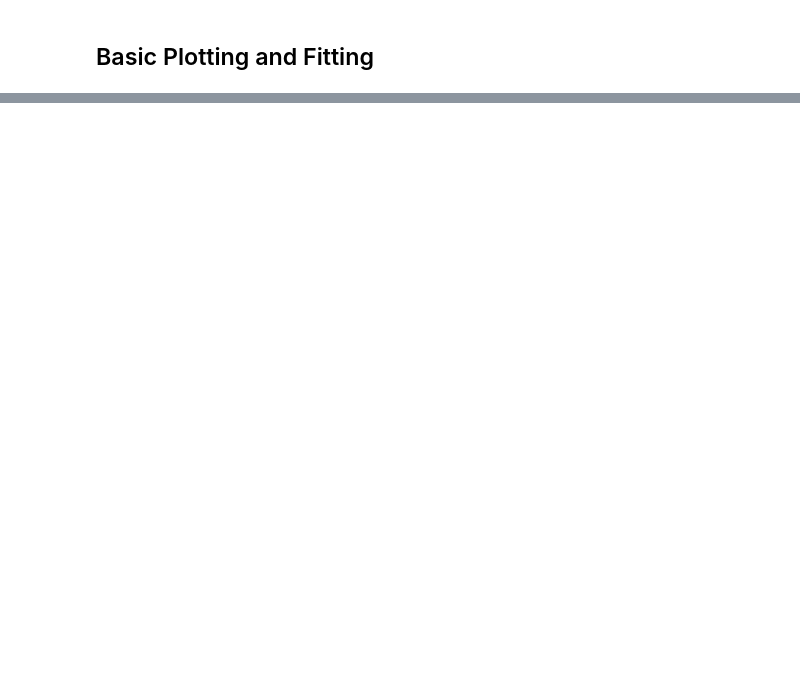
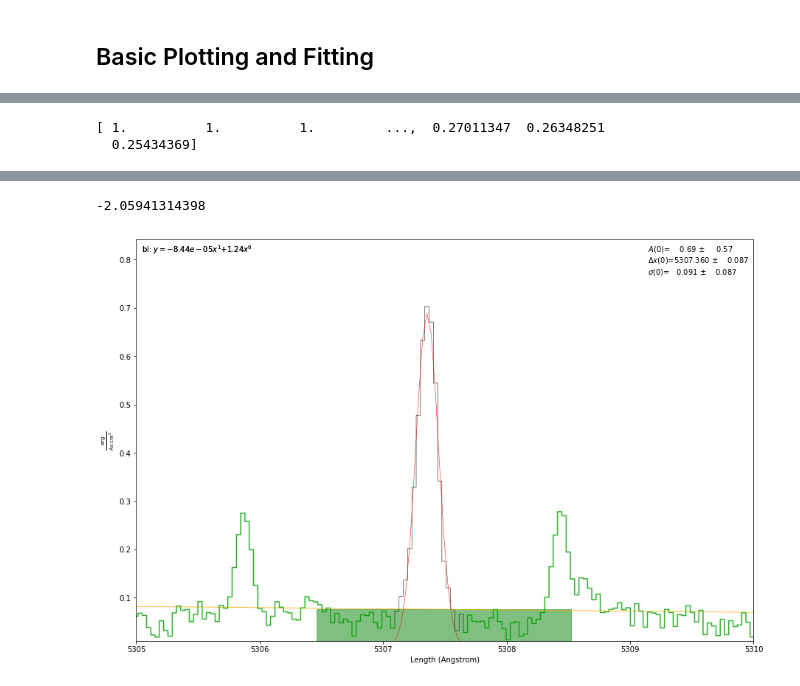
Before and after one commit to jkcarlberg/redgiant_planethosts, a Jupyter notebook: pyspeckit_test.ipynb, the cells around one changed output, grey strips where cells are left out. Saved outputs shown, nothing was run; the diff lists cells and outputs as text; code cells hidden in the pictures; blank space fills up the shorter version.

```diff
--- a/pyspeckit_test.ipynb
+++ b/pyspeckit_test.ipynb
@@ -8,0 +26,23 @@ from astropy.io import fits
+# %%
+s_hdu = fits.open("Data/ew_known/tame_inputs/col110_1134red_oned_25jan14_wavsoln.fits")
+#spec_lpx = pd.read_csv("Data/ew_known/tame_inputs/col110_1134red_oned_25jan14.lpx",
+                       #delim_whitespace = True, header=None)
+fig = plt.figure(figsize=(15,10))
+
+s_data = s_hdu[1].data
+s_flux = abs(s_data['FLUX'] - 1.)
+#s_flux = s_data['FLUX']*np.array(spec_lpx[1])
+print(s_flux)
+s_wav = s_data['WAVEL'] * u.AA
+sp = pyspeckit.Spectrum(data=s_flux, xarr=s_wav, unit=u.erg/u.s/u.cm**2/u.AA)
+sp.plotter(figure = fig, xmin=5305, xmax=5310.)
+
+#sp.specfit(fittype='gaussian', guesses = [0.5, 5307.36, 0.1])
+sp.specfit(fittype='gaussian', guesses = 'moments')
+sp.baseline(subtract=False, highlight_fitregion=True, excludefit = True)
+print(sp.specfit.EQW(plot=True, continuum_as_baseline=True))
+
+sp.plotter.savefig('basic_plot_example_withfit.png')
+# %% [output]
+[ 1.          1.          1.         ...,  0.27011347  0.26348251
+  0.25434369]
@@ -9,3 +50,5 @@ from astropy.io import fits
+-2.05941314398
+[figure, added]
 # %%
 s_hdu = fits.open("Data/ew_known/tame_inputs/col110_1134red_oned_25jan14_wavsoln.fits")
 s_data = s_hdu[1].data
```
Also changed, not shown: parts of 6 cells of this notebook.
